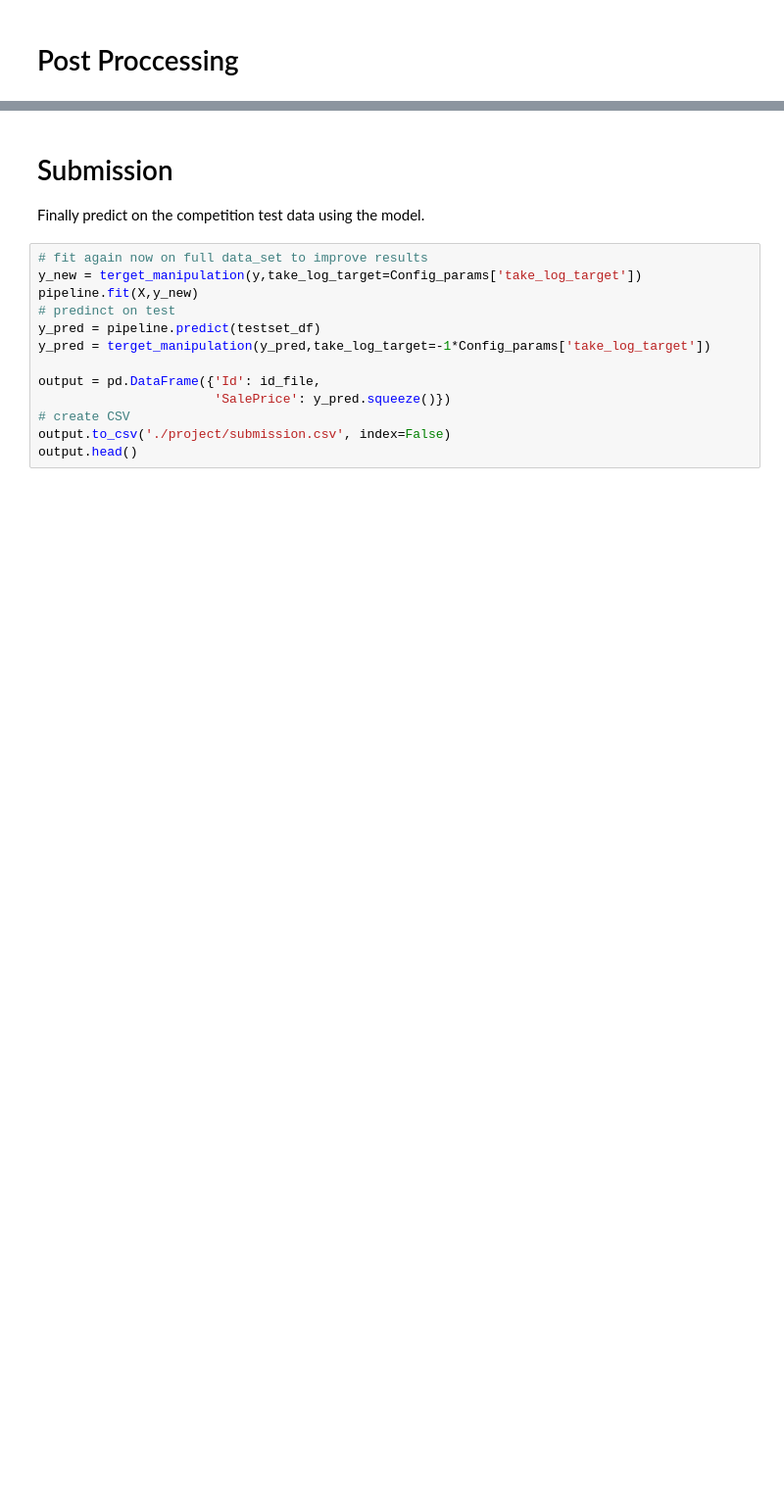
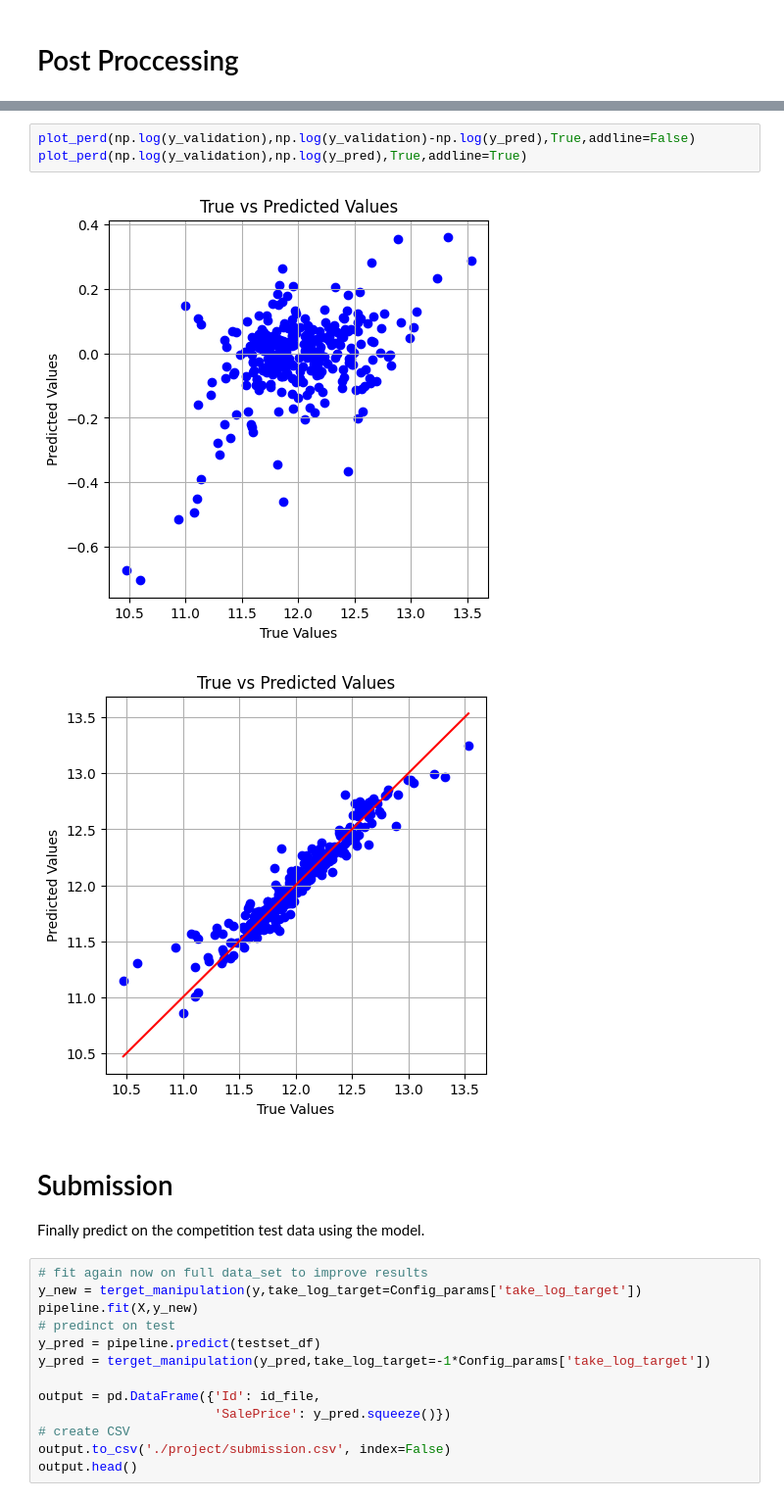
Before and after one commit to talbrend/JET, a Jupyter notebook: Model_JET.ipynb, the cells around one changed output, grey strips where cells are left out. Shown at 98% size. Cells and saved outputs as stored; diff of their text form; blank space fills up the shorter version.

```diff
--- a/Model_JET.ipynb
+++ b/Model_JET.ipynb
@@ -880,3 +855,9 @@ top_names
+# %%
+plot_perd(np.log(y_validation),np.log(y_validation)-np.log(y_pred),True,addline=False)
+plot_perd(np.log(y_validation),np.log(y_pred),True,addline=True)
+# %% [output]
+[figure, added]
+[figure, added]
 # %% [markdown]
 # Submission
 Finally predict on the competition test data using the model.
```
Also changed, not shown: parts of 10 cells of this notebook.
